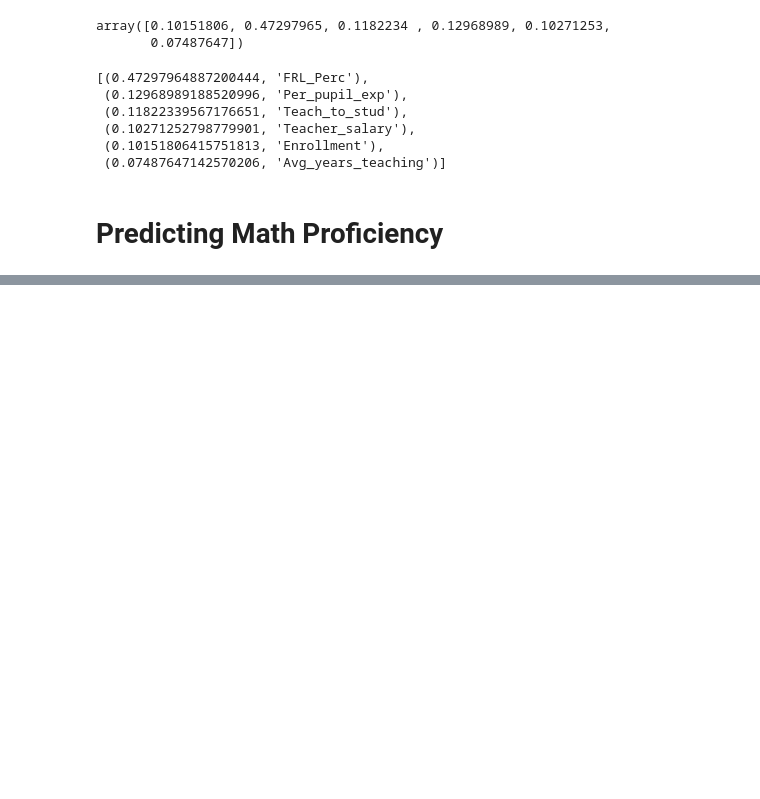
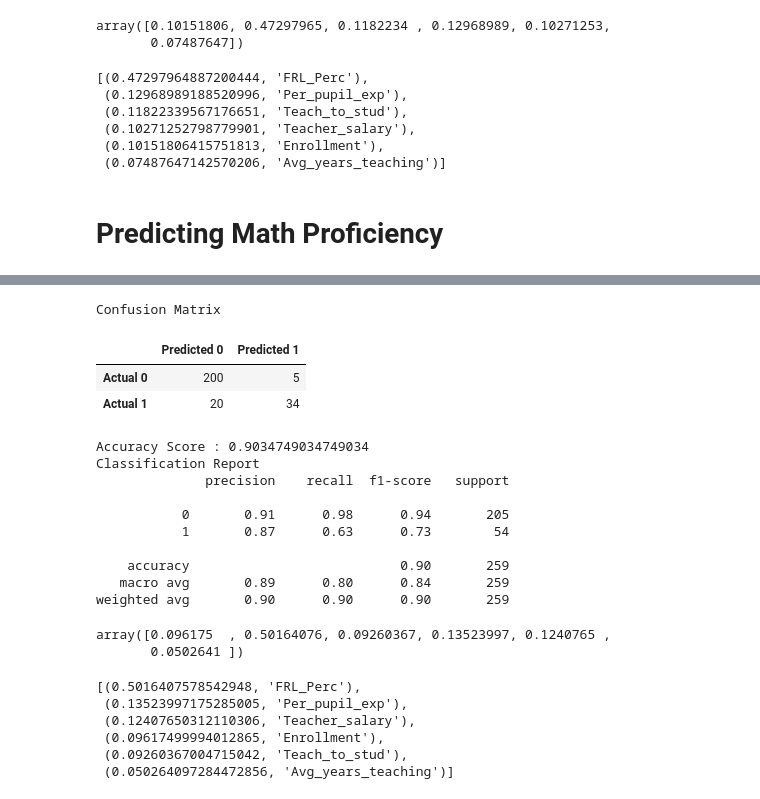
Before and after one commit to lgonzales1/California-School-Success, a Jupyter notebook: Random Forest Classifier.ipynb, the cells around one changed output, grey strips where cells are left out. Cells and saved outputs as stored; diff of their text form; code cells hidden in the pictures; blank space fills up the shorter version.

```diff
--- a/Random Forest Classifier.ipynb
+++ b/Random Forest Classifier.ipynb
@@ -192,0 +224,39 @@ rf_model = rf_model.fit(X_train_scaled, y_train)
+# %%
+# Displaying results
+print("Confusion Matrix")
+display(cm_df)
+print(f"Accuracy Score : {acc_score}")
+print("Classification Report")
+print(classification_report(y_test, predictions))
+# %% [output]
+Confusion Matrix
+|  | Predicted 0 | Predicted 1 |
+| Actual 0 | 200 | 5 |
+| Actual 1 | 20 | 34 |
+Accuracy Score : 0.9034749034749034
+Classification Report
+              precision    recall  f1-score   support
+
+           0       0.91      0.98      0.94       205
+           1       0.87      0.63      0.73        54
+
+    accuracy                           0.90       259
+   macro avg       0.89      0.80      0.84       259
+weighted avg       0.90      0.90      0.90       259
+# %%
+# Calculate feature importance in the Random Forest model.
+importances = rf_model.feature_importances_
+importances
+# %% [output]
+array([0.096175  , 0.50164076, 0.09260367, 0.13523997, 0.1240765 ,
+       0.0502641 ])
+# %%
+# Sort the features by their importance.
+sorted(zip(rf_model.feature_importances_, X.columns), reverse=True)
+# %% [output]
+[(0.5016407578542948, 'FRL_Perc'),
+ (0.13523997175285005, 'Per_pupil_exp'),
+ (0.12407650312110306, 'Teacher_salary'),
+ (0.09617499994012865, 'Enrollment'),
+ (0.09260367004715042, 'Teach_to_stud'),
+ (0.050264097284472856, 'Avg_years_teaching')]
```
Also changed, not shown: parts of 6 cells of this notebook, 2 other files.
